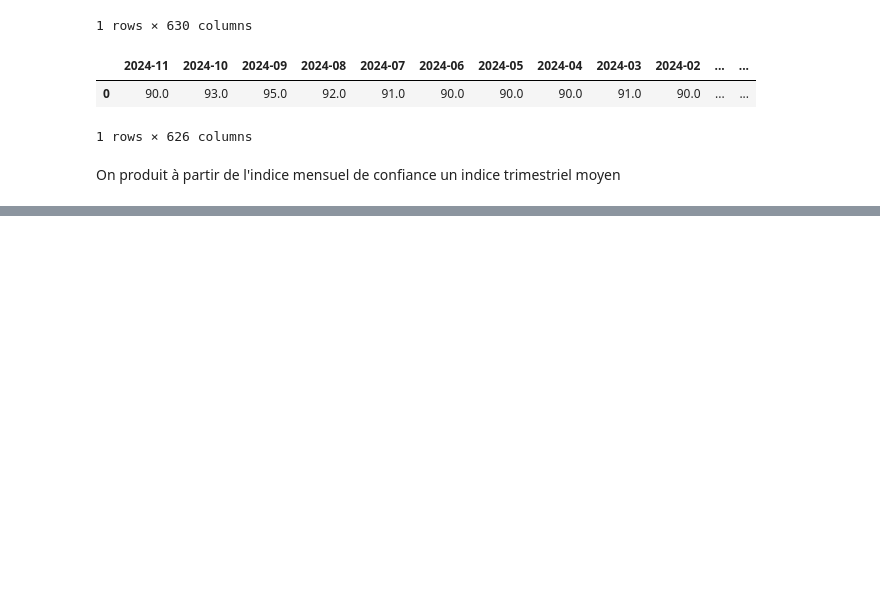
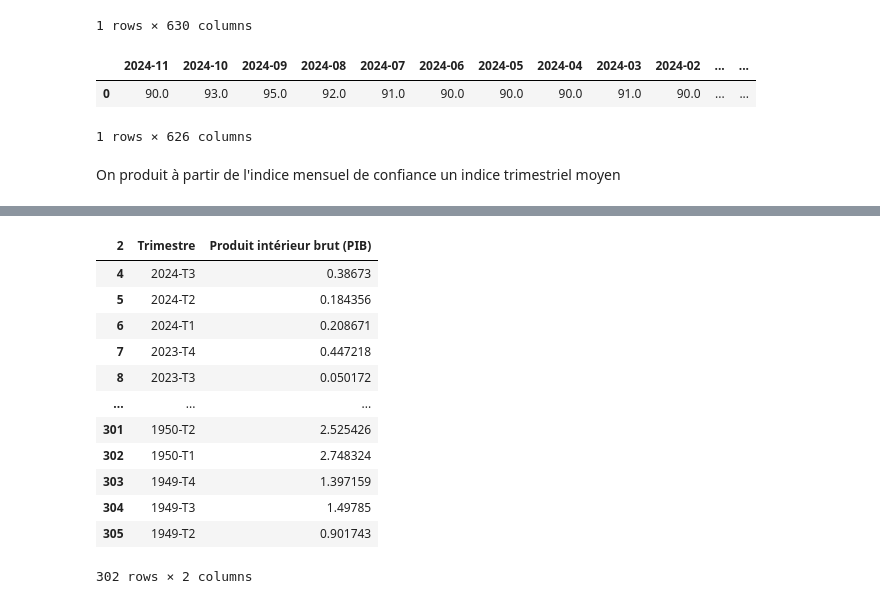
Before and after one commit to amreily/Projet-python-2A, a Jupyter notebook: sandbox_carla.ipynb, the cells around one changed output, grey strips where cells are left out. Cells and saved outputs as stored; diff of their text form; code cells hidden in the pictures; blank space fills up the shorter version.

```diff
--- a/sandbox_carla.ipynb
+++ b/sandbox_carla.ipynb
@@ -156,0 +177,20 @@ conf_moyenne
+# %%
+pib.columns = pib.iloc[2]
+pib = pib[["Trimestre", "Produit intérieur brut (PIB)"]]
+pib = pib.drop(index=range(0,4))
+pib = pib.drop(index=range(306,311))
+pib
+# %% [output]
+| 2 | Trimestre | Produit intérieur brut (PIB) |
+| 4 | 2024-T3 | 0.38673 |
+| 5 | 2024-T2 | 0.184356 |
+| 6 | 2024-T1 | 0.208671 |
+| 7 | 2023-T4 | 0.447218 |
+| 8 | 2023-T3 | 0.050172 |
+| ... | ... | ... |
+| 301 | 1950-T2 | 2.525426 |
+| 302 | 1950-T1 | 2.748324 |
+| 303 | 1949-T4 | 1.397159 |
+| 304 | 1949-T3 | 1.49785 |
+| 305 | 1949-T2 | 0.901743 |
+302 rows × 2 columns
```
Also changed, not shown: parts of 7 cells of this notebook, 1 other file.
